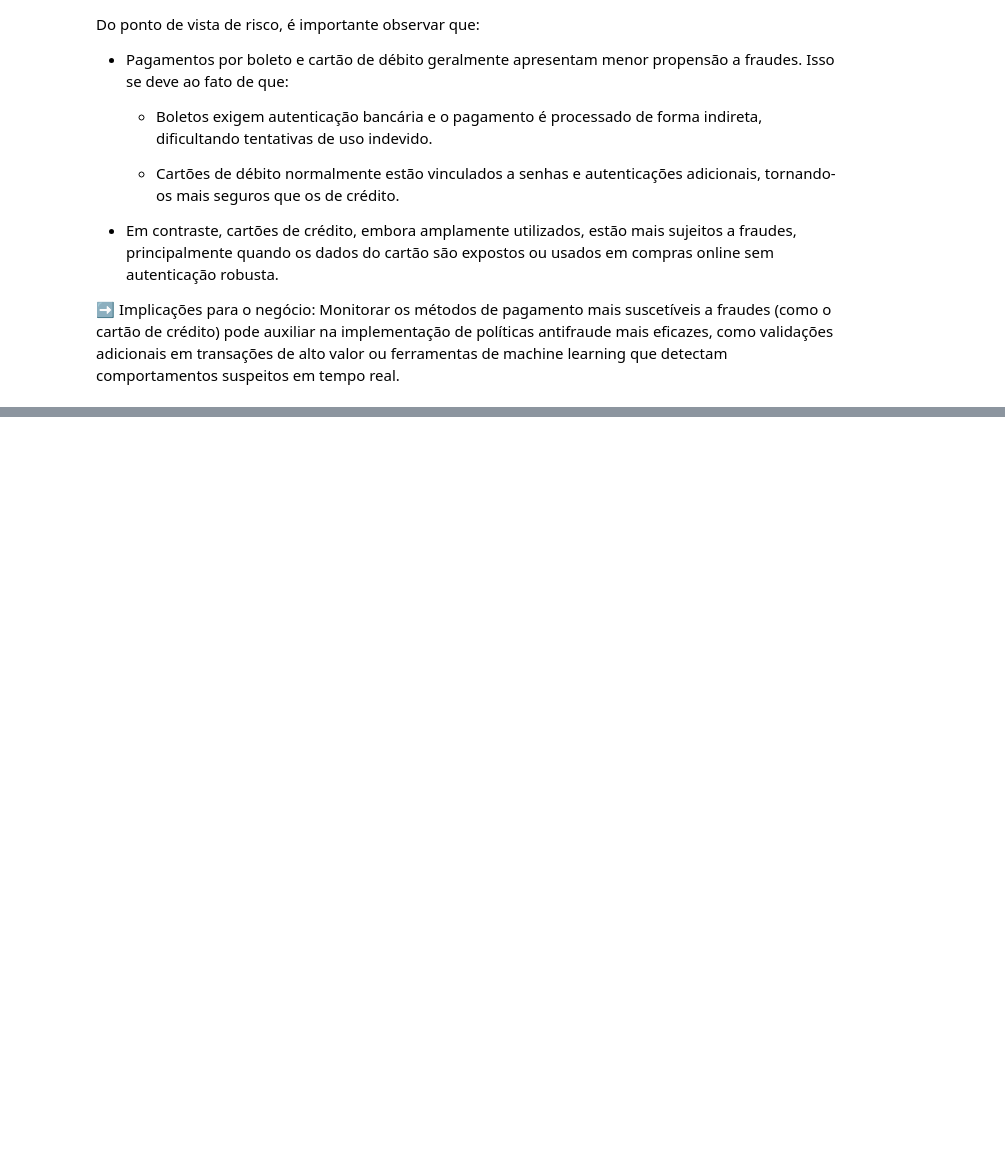
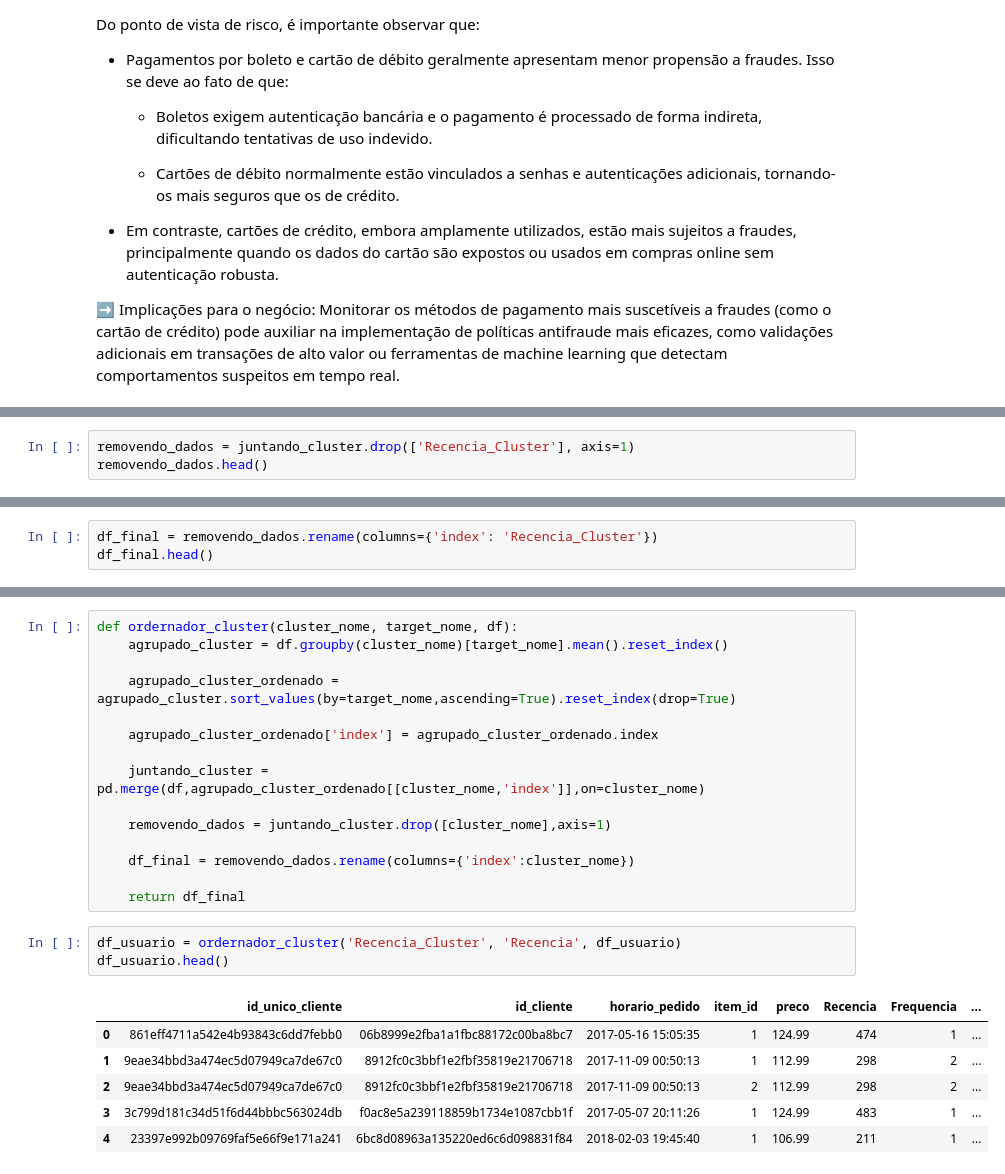
Before and after one commit to caioguimaraes18/Cluester-Clientes, a Jupyter notebook: Notebook/main.ipynb, the cells around one changed output, grey strips where cells are left out. Cells and saved outputs as stored; diff of their text form; blank space fills up the shorter version.

```diff
--- a/Notebook/main.ipynb
+++ b/Notebook/main.ipynb
@@ -95,0 +269,3 @@ Do ponto de vista de risco, é importante observar que:
+# %%
+removendo_dados = juntando_cluster.drop(['Recencia_Cluster'], axis=1)
+removendo_dados.head()
@@ -95,0 +279,3 @@ Do ponto de vista de risco, é importante observar que:
+# %%
+df_final = removendo_dados.rename(columns={'index': 'Recencia_Cluster'})
+df_final.head()
@@ -95,0 +289,25 @@ Do ponto de vista de risco, é importante observar que:
+# %%
+def ordernador_cluster(cluster_nome, target_nome, df):
+    agrupado_cluster = df.groupby(cluster_nome)[target_nome].mean().reset_index()
+
+    agrupado_cluster_ordenado = agrupado_cluster.sort_values(by=target_nome,ascending=True).reset_index(drop=True)
+
+    agrupado_cluster_ordenado['index'] = agrupado_cluster_ordenado.index
+
+    juntando_cluster = pd.merge(df,agrupado_cluster_ordenado[[cluster_nome,'index']],on=cluster_nome)
+
+    removendo_dados = juntando_cluster.drop([cluster_nome],axis=1)
+
+    df_final = removendo_dados.rename(columns={'index':cluster_nome})
+
+    return df_final
+# %%
+df_usuario = ordernador_cluster('Recencia_Cluster', 'Recencia', df_usuario)
+df_usuario.head()
+# %% [output]
+|  | id_unico_cliente | id_cliente | horario_pedido | item_id | preco | Recencia | Frequencia | ... |
+| 0 | 861eff4711a542e4b93843c6dd7febb0 | 06b8999e2fba1a1fbc88172c00ba8bc7 | 2017-05-16 15:05:35 | 1 | 124.99 | 474 | 1 | ... |
+| 1 | 9eae34bbd3a474ec5d07949ca7de67c0 | 8912fc0c3bbf1e2fbf35819e21706718 | 2017-11-09 00:50:13 | 1 | 112.99 | 298 | 2 | ... |
+| 2 | 9eae34bbd3a474ec5d07949ca7de67c0 | 8912fc0c3bbf1e2fbf35819e21706718 | 2017-11-09 00:50:13 | 2 | 112.99 | 298 | 2 | ... |
+| 3 | 3c799d181c34d51f6d44bbbc563024db | f0ac8e5a239118859b1734e1087cbb1f | 2017-05-07 20:11:26 | 1 | 124.99 | 483 | 1 | ... |
+| 4 | 23397e992b09769faf5e66f9e171a241 | 6bc8d08963a135220ed6c6d098831f84 | 2018-02-03 19:45:40 | 1 | 106.99 | 211 | 1 | ... |
```
Also changed, not shown: parts of 39 cells of this notebook, 3 other files.
